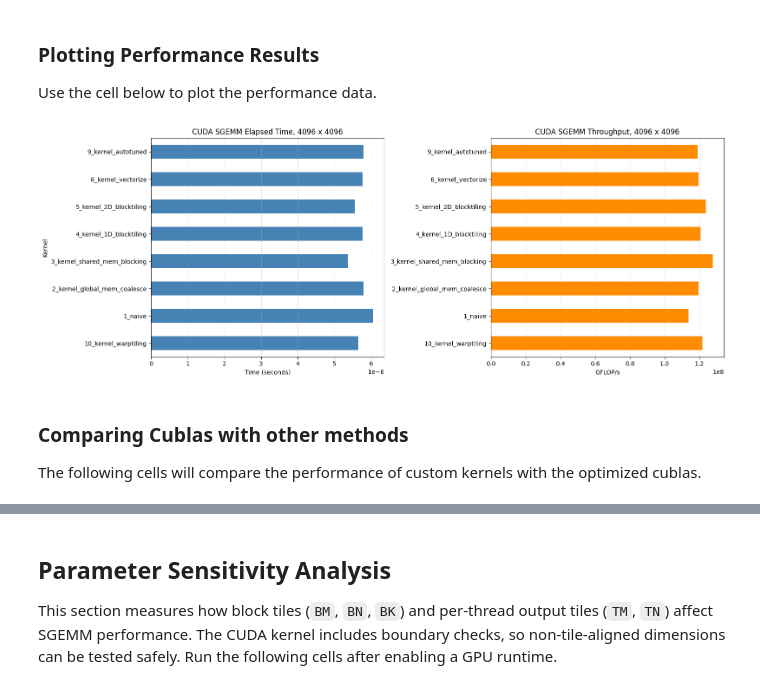
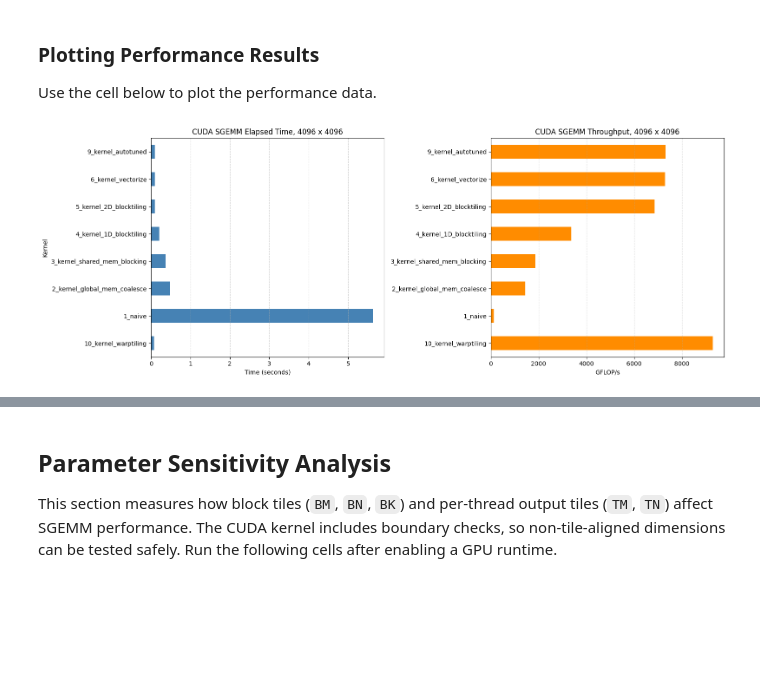
Before and after one commit to Nidhishj/GEMM-Explorations, a Jupyter notebook: GEMM_Assignment_RTX_2080.ipynb, the cells around one changed output, grey strips where cells are left out. Drawn from its saved outputs; the diff is of its cells as text; code cells hidden in the pictures; blank space fills up the shorter version.

```diff
--- a/GEMM_Assignment_RTX_2080.ipynb
+++ b/GEMM_Assignment_RTX_2080.ipynb
@@ -1526,31 +1565,27 @@ Use the cell below to plot the performance data.
 # %%
 import matplotlib.pyplot as plt
 import pandas as pd
 
-results = pd.read_csv('/home2/nidhishj/PAA/assignment/GEMM-Explorations/gemm_timings.csv')
+results = pd.read_csv('gemm_timings.csv')
 if results.empty:
     raise RuntimeError('No timing data found. Run the CUDA kernel cells first.')
 
 results = results.groupby('Kernel', as_index=False).mean(numeric_only=True)
 fig, axes = plt.subplots(1, 2, figsize=(16, 6))
 results.plot.barh(x='Kernel', y='ElapsedSeconds', ax=axes[0], legend=False, color='steelblue')
 axes[0].set_title('CUDA SGEMM Elapsed Time, 4096 x 4096')
 axes[0].set_xlabel('Time (seconds)')
 axes[0].set_ylabel('Kernel')
 axes[0].grid(axis='x', linestyle='--', alpha=0.5)
 
 results.plot.barh(x='Kernel', y='GFLOPS', ax=axes[1], legend=False, color='darkorange')
 axes[1].set_title('CUDA SGEMM Throughput, 4096 x 4096')
 axes[1].set_xlabel('GFLOP/s')
 axes[1].set_ylabel('')
 axes[1].grid(axis='x', linestyle='--', alpha=0.5)
 
 plt.tight_layout()
 plt.show()
 # %% [output]
-[figure, old version]
+[figure, new version]
-# %% [markdown]
-### Comparing Cublas with other methods
-
-The following cells will compare the performance of custom kernels with the optimized cublas.
 # %%
```
Also changed, not shown: parts of 15 cells of this notebook.
